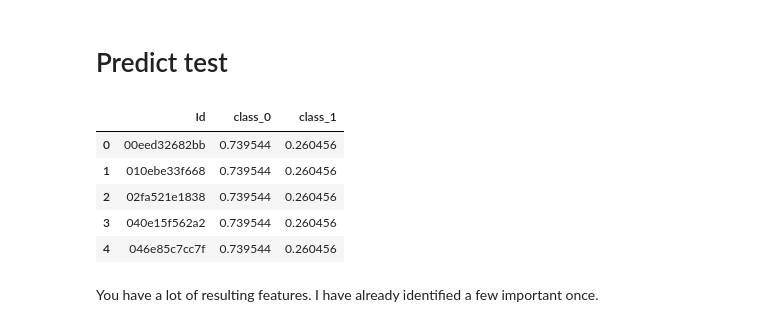
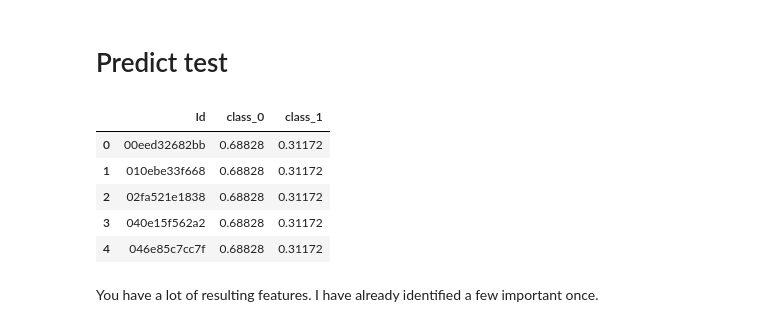
Before and after one commit to beatwad/ICR, a Jupyter notebook: multilabel_lgbm_catboost_optuna_fe.ipynb, the cells around one changed output. Drawn from its saved outputs; the diff is of its cells as text; code cells hidden in the pictures.

Commit message:
Select features. Optimize LGBM

```diff
--- a/multilabel_lgbm_catboost_optuna_fe.ipynb
+++ b/multilabel_lgbm_catboost_optuna_fe.ipynb
@@ -20,6 +20,8 @@ from sklearn.utils import check_random_state
 from sklearn.utils.validation import _num_samples, check_array
 from sklearn.utils.multiclass import type_of_target
 
+from scipy import stats
+
 import eli5
 from IPython.display import display
 from eli5.permutation_importance import get_score_importances
@@ -33,6 +35,9 @@ import optuna
 
 import warnings
 warnings.filterwarnings('ignore')
+
+pd.set_option('display.max_rows', 100)
+pd.set_option('display.max_columns', 100)
 
 
 from colorama import Style, Fore
@@ -52,6 +57,7 @@ class CFG:
 
     lgbm_optimize = False
     cb_optimize = False
+    xgb_optimize = False
     n_optimize_folds = 3
     n_optimize_repeats = 5
 
@@ -202,2 +210,9 @@ Combine features in all possible ways.
+# %%
+from scipy import stats
+features_with_outliers = [fe for fe in train_df.columns if fe not in ['BN', 'BQ', 'CW', 'EL', 'GH',
+                                                                      'GI', 'GL', 'Id', 'Class', 'EJ']]
+
+for f in features_with_outliers:
+    train_df[f] = train_df[f].clip(upper=train_df[f].quantile(0.99))
 # %% [markdown]
 # Feature generation
@@ -1083,10 +980,10 @@ for idx, row in lgbm_params.iterrows():
     row_dict['bagging_freq'] = int(row_dict['bagging_freq'])
     if row_dict['bagging_fraction'] != row_dict['bagging_fraction']:
         row_dict['bagging_fraction'] = None
-    row_dict['min_child_samples'] = int(row_dict['min_child_samples'])
+    row_dict['min_data_in_leaf'] = int(row_dict['min_data_in_leaf'])
     row_dict['n_estimators'] = 3000 # int(row_dict['n_estimators'])
 
-    row_dict['learning_rate'] = 0.06733232950390658
+    row_dict['learning_rate'] = 0.06433232950390658 # float(row_dict['learning_rate'])
     row_dict['num_leaves'] = int(row_dict['num_leaves'])
     row_dict['max_depth'] = int(row_dict['max_depth'])
     row_dict['is_unbalance'] = True
@@ -1312,8 +1309,8 @@ Fold:  10| bll_metric: 0.51683 | Best iteration:  694
 # %%
 from sklearn.linear_model import LogisticRegression
 
-oof_level2 = np.concatenate([oof_level2_lgbm[:,:-1] , oof_level2_cb[:,:-1] ], axis=1)
-X = oof_level2
+# oof_level2 = np.concatenate([oof_level2_lgbm[:,:-1] , oof_level2_cb[:,:-1]], axis=1)
+X = oof_level2_lgbm[:,:-1]
 y = oof_level2_lgbm[:,-1]
 
 # mean bll
@@ -1374,31 +1368,31 @@ weights = lr.coef_[0]
 # %% [markdown]
 # Predict test
 # %%
-models = models_lgbm + models_cb
+models = models_lgbm # + models_cb
 
 def predict(X):
     y = np.zeros(len(X))
     for i, model in enumerate(models):
 #         y += weights[i] * model.predict_proba(X)[:,1]
         y += model.predict_proba(X)[:,1]
 #     return y / sum(weights)
     return y / len(models)
 
 predictions = predict(test_df[features])
 # predictions = predict(generated_features_test)
 
 test_df['class_1'] = predictions
 test_df['class_0'] = 1 - predictions
 
 sample_submission[['class_0', 'class_1']] = test_df[['class_0', 'class_1']]
 sample_submission.to_csv(r"submission.csv", index=False)
 sample_submission
 # %% [output]
 |  | Id | class_0 | class_1 |
-| 0 | 00eed32682bb | 0.739544 | 0.260456 |
-| 1 | 010ebe33f668 | 0.739544 | 0.260456 |
-| 2 | 02fa521e1838 | 0.739544 | 0.260456 |
-| 3 | 040e15f562a2 | 0.739544 | 0.260456 |
-| 4 | 046e85c7cc7f | 0.739544 | 0.260456 |
+| 0 | 00eed32682bb | 0.68828 | 0.31172 |
+| 1 | 010ebe33f668 | 0.68828 | 0.31172 |
+| 2 | 02fa521e1838 | 0.68828 | 0.31172 |
+| 3 | 040e15f562a2 | 0.68828 | 0.31172 |
+| 4 | 046e85c7cc7f | 0.68828 | 0.31172 |
 # %% [markdown]
 You have a lot of resulting features. I have already identified a few important once.
```
Also changed, not shown: parts of 20 cells of this notebook, 5 other files.
